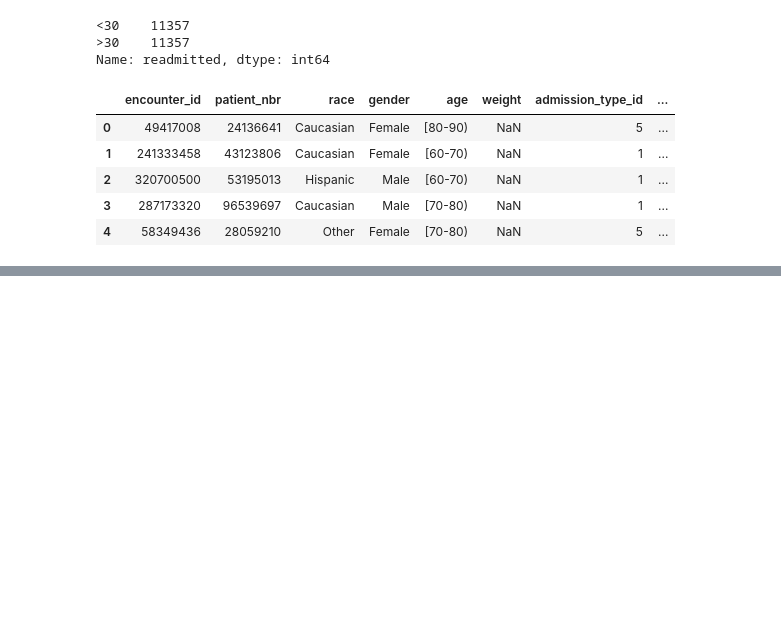
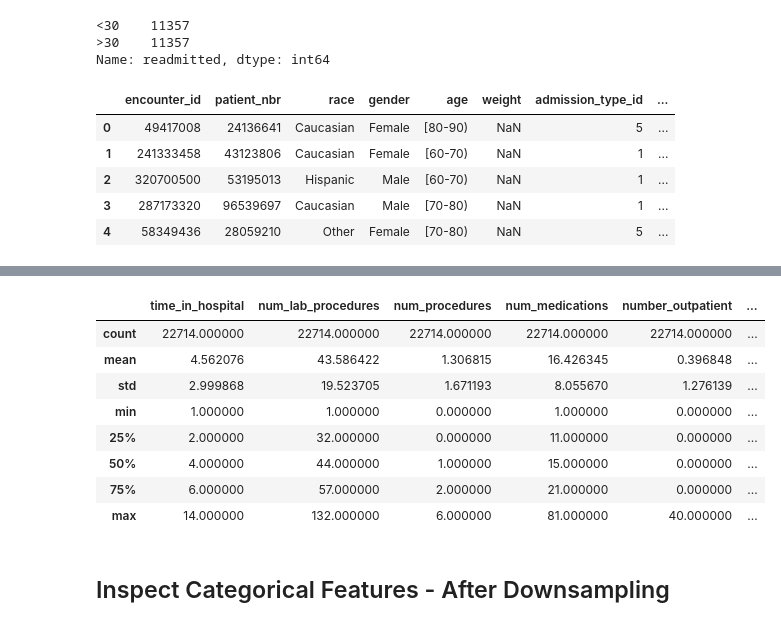
Before and after one commit to nrichards17/diabetes-pytorch, a Jupyter notebook: notebooks/00-Diabetes-Exploration.ipynb, the cells around one changed output, grey strips where cells are left out. Cells and saved outputs as stored; diff of their text form; code cells hidden in the pictures; blank space fills up the shorter version.

```diff
--- a/notebooks/00-Diabetes-Exploration.ipynb
+++ b/notebooks/00-Diabetes-Exploration.ipynb
@@ -297,0 +297,14 @@ Name: readmitted, dtype: int64
+# %%
+downsampled_df[continuous_features].describe()
+# %% [output]
+|  | time_in_hospital | num_lab_procedures | num_procedures | num_medications | number_outpatient | ... |
+| count | 22714.000000 | 22714.000000 | 22714.000000 | 22714.000000 | 22714.000000 | ... |
+| mean | 4.562076 | 43.586422 | 1.306815 | 16.426345 | 0.396848 | ... |
+| std | 2.999868 | 19.523705 | 1.671193 | 8.055670 | 1.276139 | ... |
+| min | 1.000000 | 1.000000 | 0.000000 | 1.000000 | 0.000000 | ... |
+| 25% | 2.000000 | 32.000000 | 0.000000 | 11.000000 | 0.000000 | ... |
+| 50% | 4.000000 | 44.000000 | 1.000000 | 15.000000 | 0.000000 | ... |
+| 75% | 6.000000 | 57.000000 | 2.000000 | 21.000000 | 0.000000 | ... |
+| max | 14.000000 | 132.000000 | 6.000000 | 81.000000 | 40.000000 | ... |
+# %% [markdown]
+## Inspect Categorical Features - After Downsampling
```
Also changed, not shown: parts of 17 cells of this notebook.
